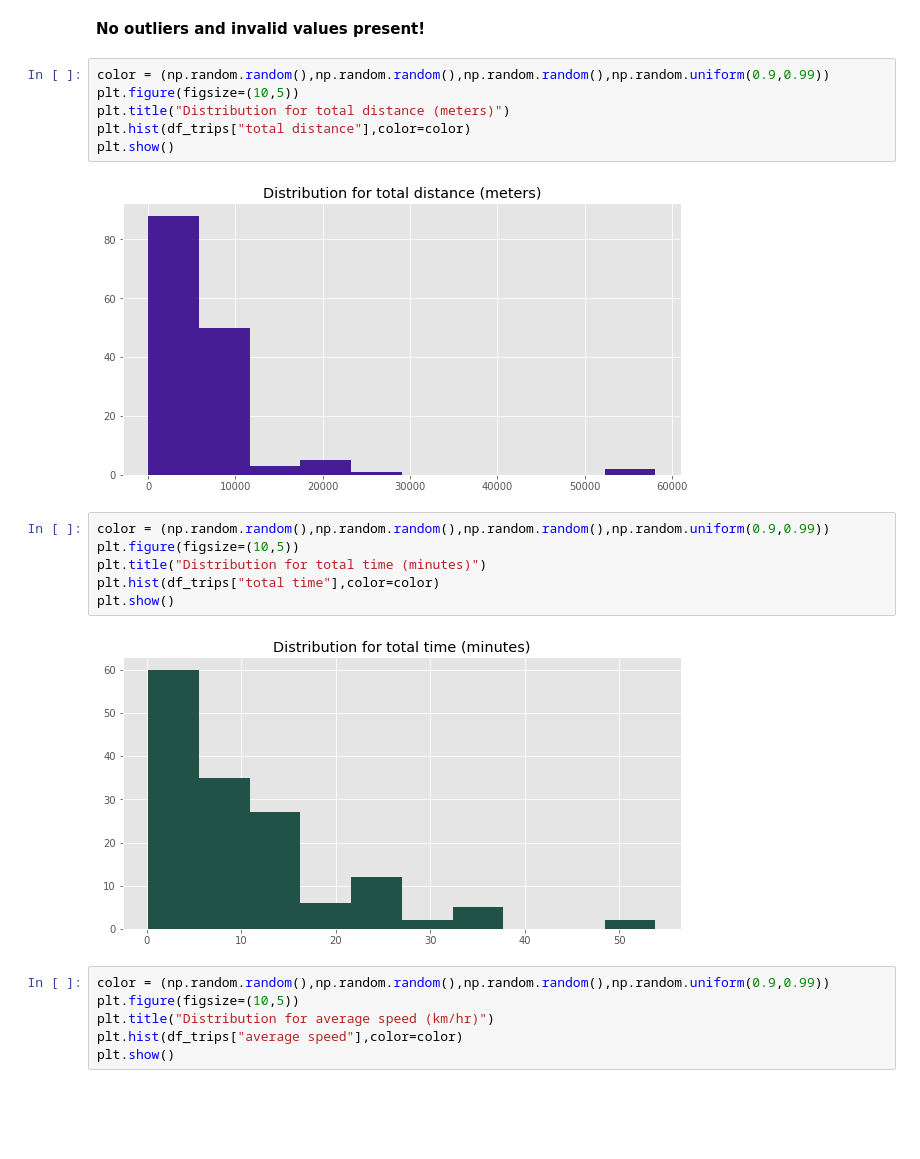
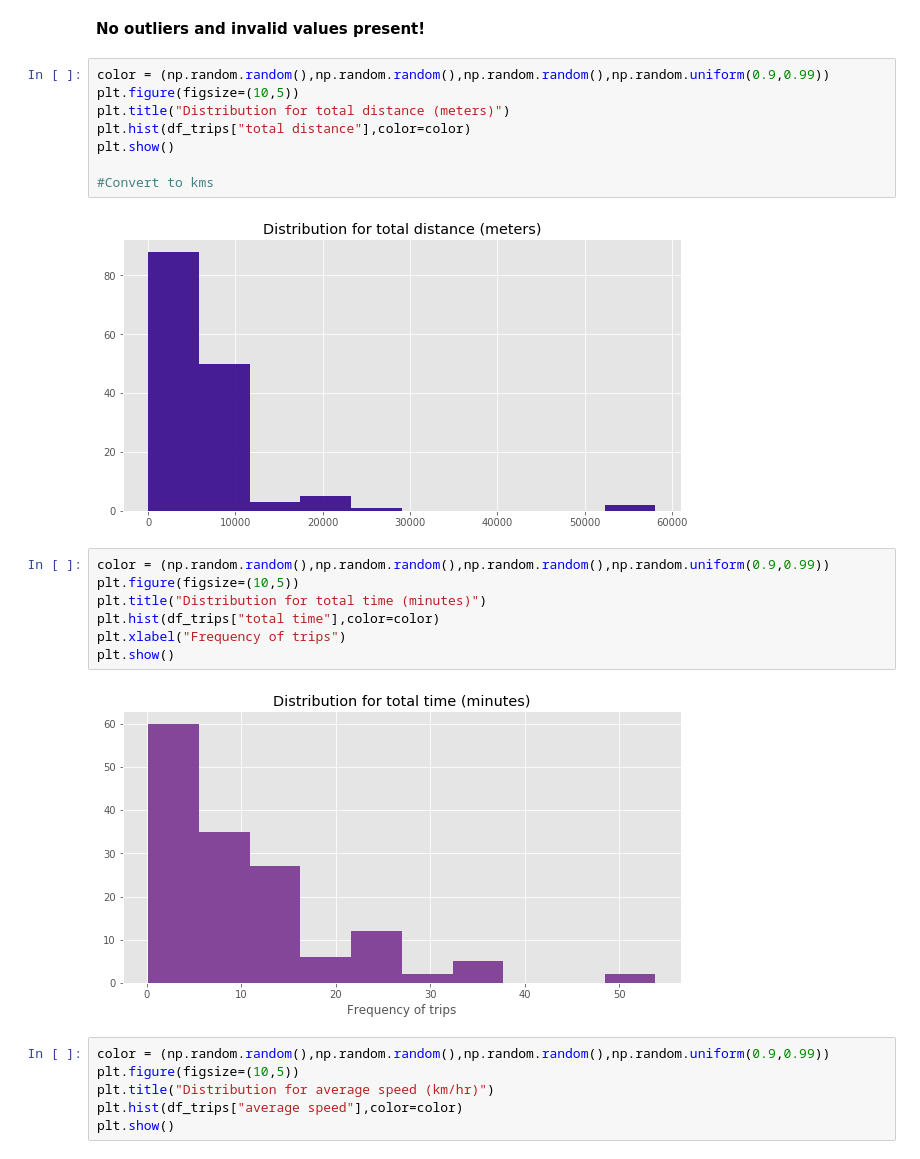
Before and after one commit to anish2197/data-analystics, a Jupyter notebook: Day 3.ipynb, the cells around one changed output. Saved outputs shown, nothing was run; the diff lists cells and outputs as text; blank space fills up the shorter version.

```diff
--- a/Day 3.ipynb
+++ b/Day 3.ipynb
@@ -317,16 +301,19 @@ plt.figure(figsize=(10,5))
 plt.title("Distribution for total distance (meters)")
 plt.hist(df_trips["total distance"],color=color)
 plt.show()
+
+#Convert to kms
 # %% [output]
 [figure]
 # %%
 color = (np.random.random(),np.random.random(),np.random.random(),np.random.uniform(0.9,0.99))
 plt.figure(figsize=(10,5))
 plt.title("Distribution for total time (minutes)")
 plt.hist(df_trips["total time"],color=color)
+plt.xlabel("Frequency of trips")
 plt.show()
 # %% [output]
-[figure, old version]
+[figure, new version]
 # %%
 color = (np.random.random(),np.random.random(),np.random.random(),np.random.uniform(0.9,0.99))
 plt.figure(figsize=(10,5))
```
Also changed, not shown: parts of 3 cells of this notebook, 5 other files.
